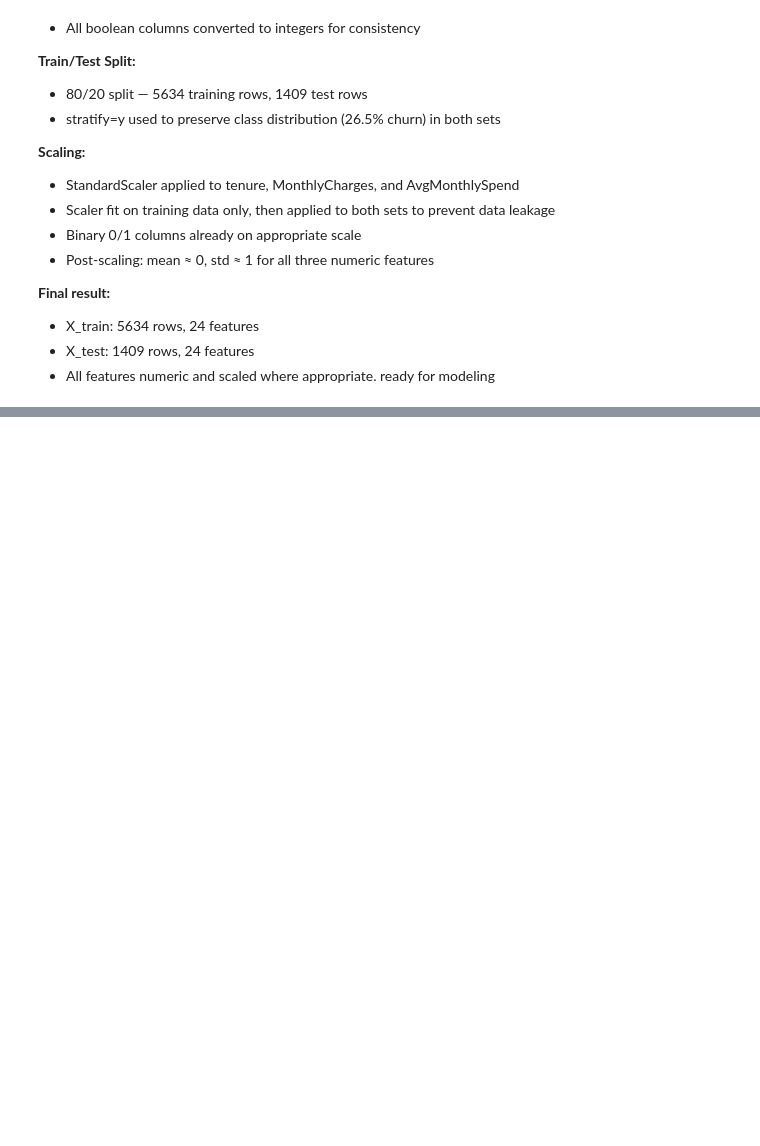
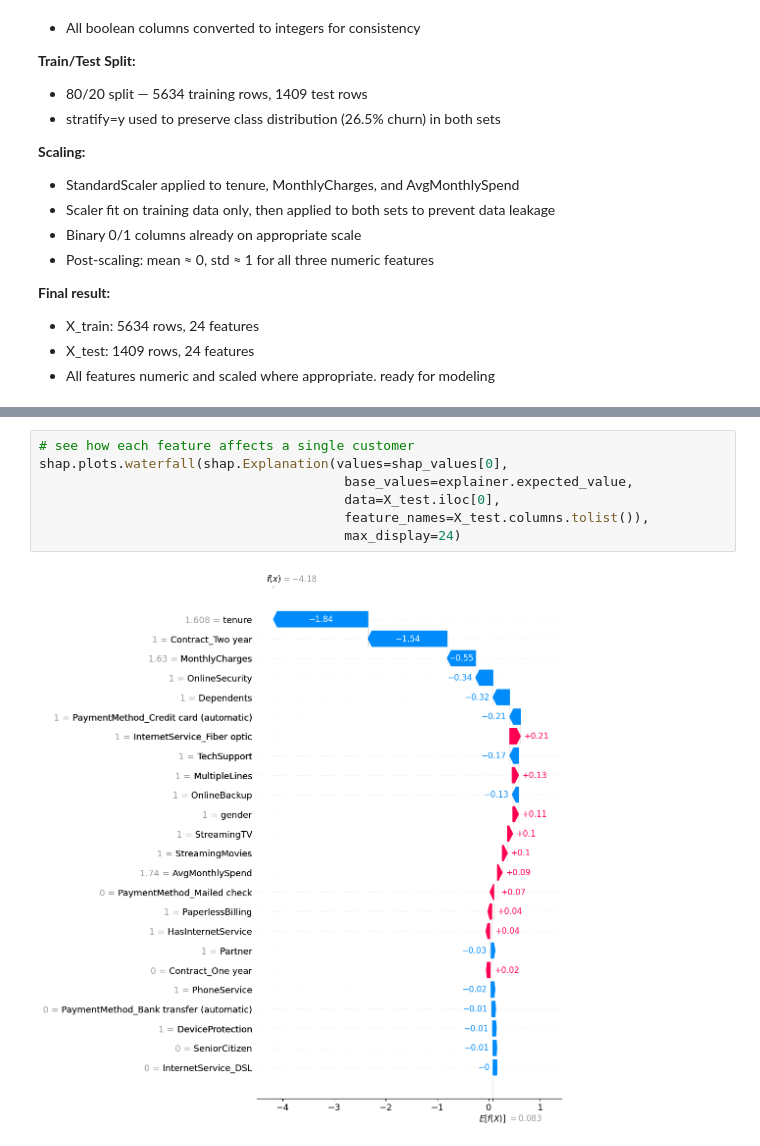
Before and after one commit to tyler-romans/customer-churn-prediction, a Jupyter notebook: Customer_Churn_Prediction.ipynb, the cells around one changed output, grey strips where cells are left out. Drawn from its saved outputs; the diff is of its cells as text; blank space fills up the shorter version.

```diff
--- a/Customer_Churn_Prediction.ipynb
+++ b/Customer_Churn_Prediction.ipynb
@@ -721,0 +1148,9 @@ max       1.61            1.79             1.87
+# %%
+# see how each feature affects a single customer
+shap.plots.waterfall(shap.Explanation(values=shap_values[0],
+                                       base_values=explainer.expected_value,
+                                       data=X_test.iloc[0],
+                                       feature_names=X_test.columns.tolist()),
+                                       max_display=24)
+# %% [output]
+[figure, added]
```
Also changed, not shown: parts of 49 cells of this notebook.
